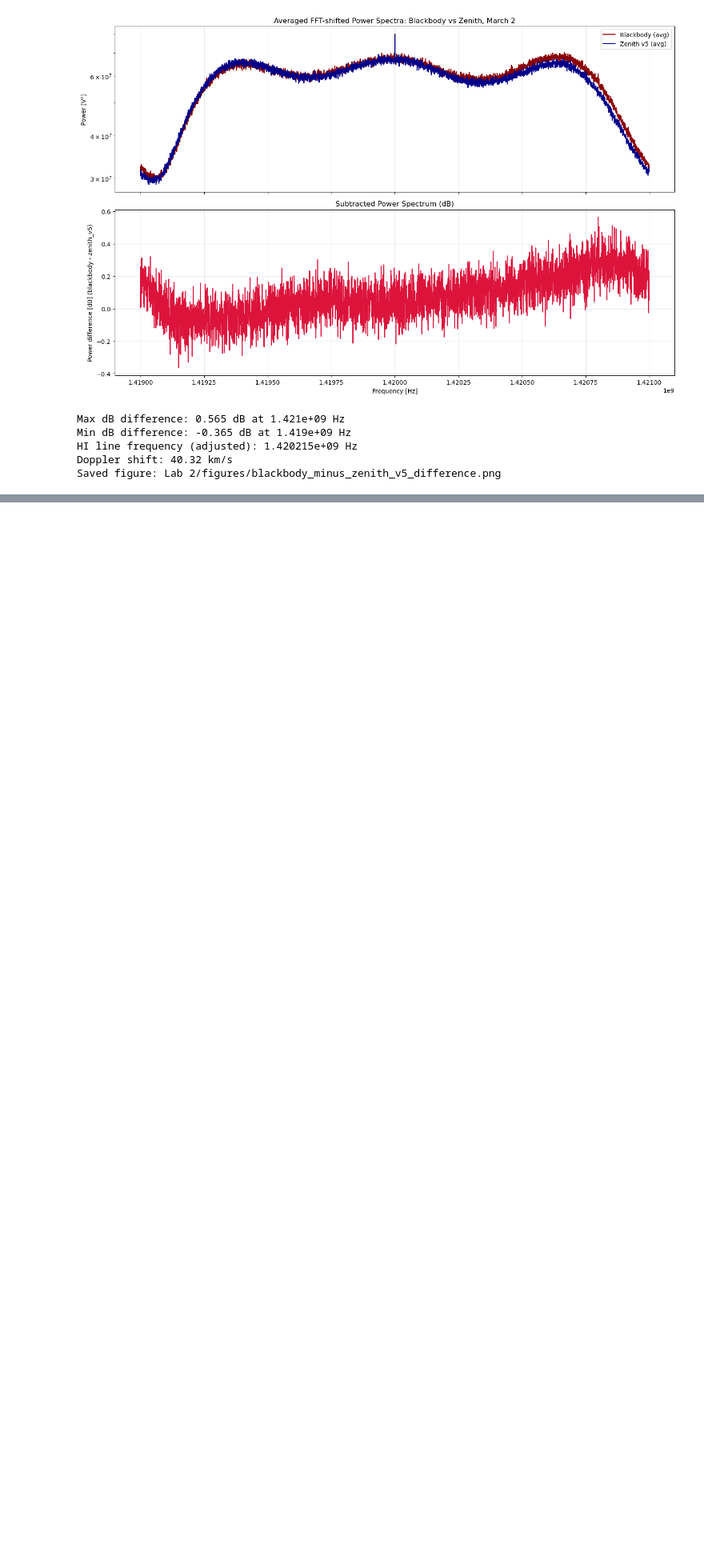
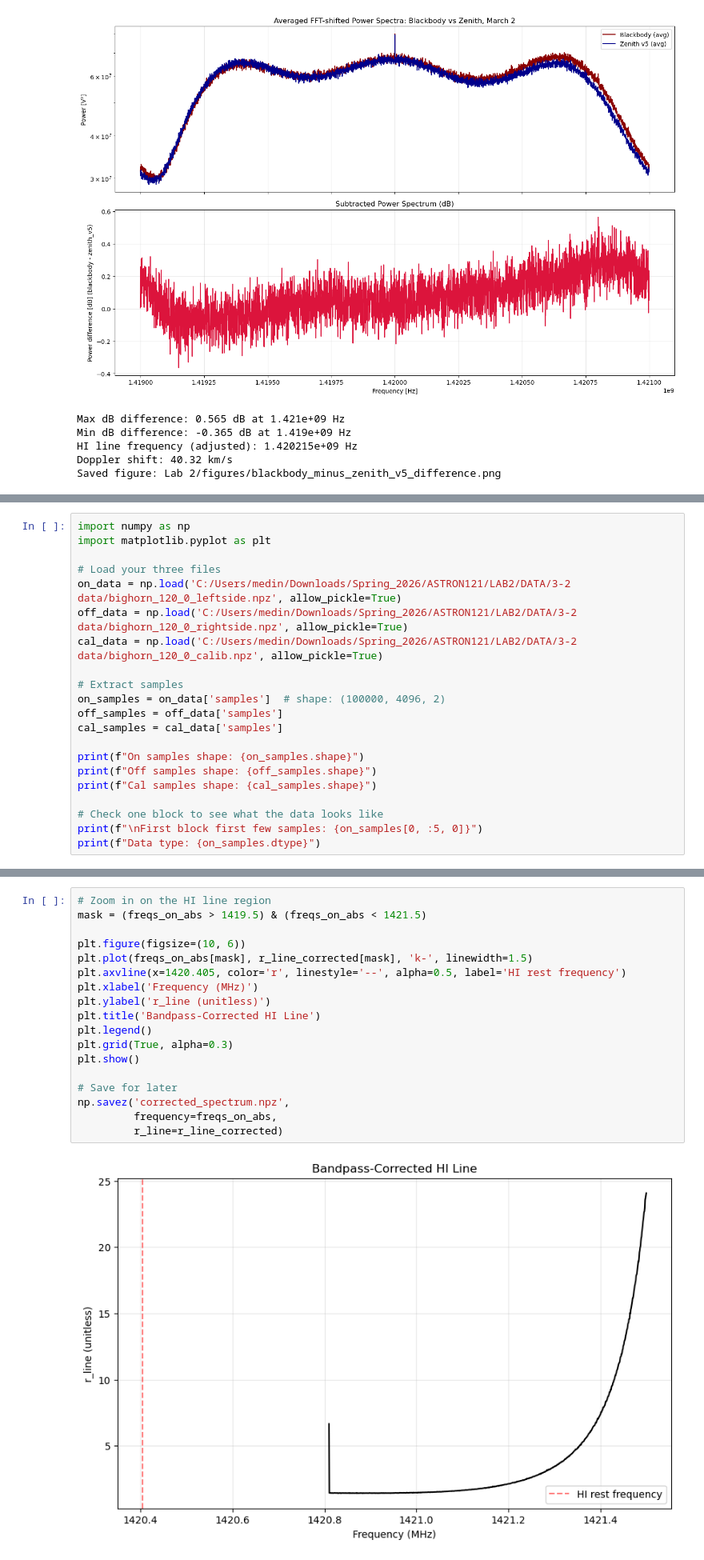
Before and after one commit to averybooks/radiolab2026-Cal, a Jupyter notebook: LAB2_code.ipynb, the cells around one changed output, grey strips where cells are left out. Shown at 80% size. Cells and saved outputs as stored; diff of their text form; blank space fills up the shorter version.

```diff
--- a/LAB2_code.ipynb
+++ b/LAB2_code.ipynb
@@ -231,0 +360,21 @@ plt.tight_layout()
+# %%
+import numpy as np
+import matplotlib.pyplot as plt
+
+# Load your three files
+on_data = np.load('C:/Users/medin/Downloads/Spring_2026/ASTRON121/LAB2/DATA/3-2 data/bighorn_120_0_leftside.npz', allow_pickle=True)
+off_data = np.load('C:/Users/medin/Downloads/Spring_2026/ASTRON121/LAB2/DATA/3-2 data/bighorn_120_0_rightside.npz', allow_pickle=True)
+cal_data = np.load('C:/Users/medin/Downloads/Spring_2026/ASTRON121/LAB2/DATA/3-2 data/bighorn_120_0_calib.npz', allow_pickle=True)
+
+# Extract samples
+on_samples = on_data['samples']  # shape: (100000, 4096, 2)
+off_samples = off_data['samples']
+cal_samples = cal_data['samples']
+
+print(f"On samples shape: {on_samples.shape}")
+print(f"Off samples shape: {off_samples.shape}")
+print(f"Cal samples shape: {cal_samples.shape}")
+
+# Check one block to see what the data looks like
+print(f"\nFirst block first few samples: {on_samples[0, :5, 0]}")
+print(f"Data type: {on_samples.dtype}")
@@ -231,0 +501,20 @@ plt.tight_layout()
+# %%
+# Zoom in on the HI line region
+mask = (freqs_on_abs > 1419.5) & (freqs_on_abs < 1421.5)
+
+plt.figure(figsize=(10, 6))
+plt.plot(freqs_on_abs[mask], r_line_corrected[mask], 'k-', linewidth=1.5)
+plt.axvline(x=1420.405, color='r', linestyle='--', alpha=0.5, label='HI rest frequency')
+plt.xlabel('Frequency (MHz)')
+plt.ylabel('r_line (unitless)')
+plt.title('Bandpass-Corrected HI Line')
+plt.legend()
+plt.grid(True, alpha=0.3)
+plt.show()
+
+# Save for later
+np.savez('corrected_spectrum.npz',
+         frequency=freqs_on_abs,
+         r_line=r_line_corrected)
+# %% [output]
+[figure, added]
```
Also changed, not shown: parts of 26 cells of this notebook, 8 other files.
